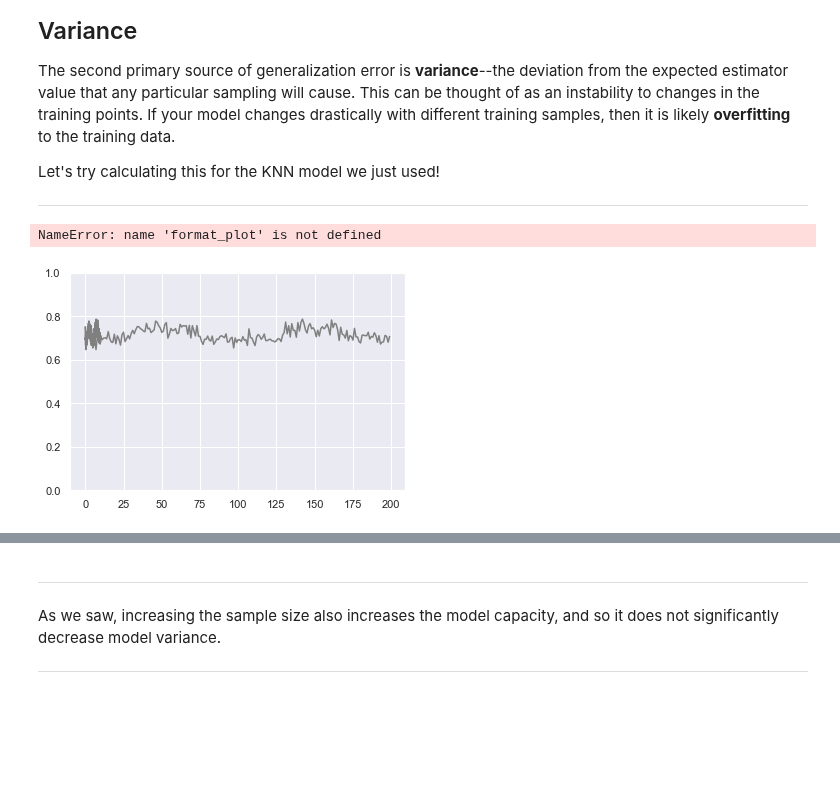
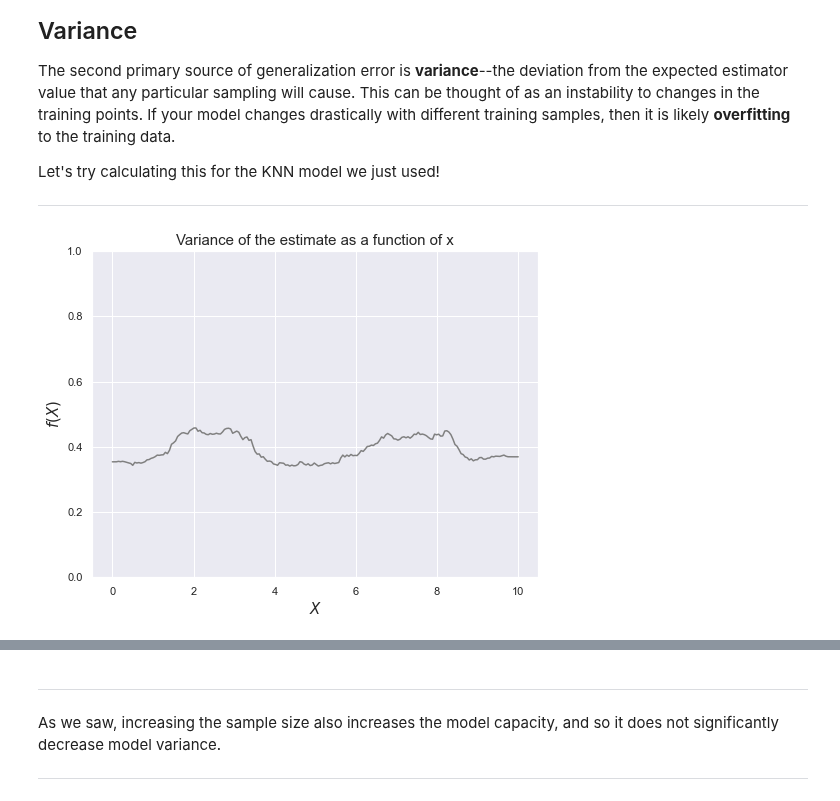
Before and after one commit to shinshoji01/gonken-lesson, a Jupyter notebook: 2020/06_Bias and variance.ipynb, the cells around one changed output, grey strips where cells are left out. Cells and saved outputs as stored; diff of their text form; code cells hidden in the pictures; blank space fills up the shorter version.

```diff
--- a/2020/06_Bias and variance.ipynb
+++ b/2020/06_Bias and variance.ipynb
@@ -202,6 +199,7 @@ X_N = 30
 N = 500
 
 X_test = np.linspace(0,10,200)
+Y_
 errs = []
 for _ in range(N):
     X = np.random.random((X_N))*10
@@ -209,7 +207,8 @@ for _ in range(N):
     KNN_model.fit(X[...,None], f(X)[...,None])
 
     predictions = KNN_model.predict(np.linspace(0,10,200)[...,None])[:,0]
-    errs.append(get_errors(predictions, f(X_test)))
+#     errs.append(get_errors(predictions, f(X_test)))
+    errs.append(get_errors(predictions, Y_test))
 
 errs = np.asarray(errs)
 avgs = errs.mean(axis=0)
@@ -249,26 +247,28 @@ Let's try calculating this for the KNN model we just used!
 # %%
 K = 3
 X_N = 30
 N = 500
 
 X_test = np.linspace(0,10,200)
+Y_test = f(X_test)
 errs = []
 for _ in range(N):
     X = np.random.random((X_N))*10
     KNN_model = neighbors.KNeighborsRegressor(K)
     KNN_model.fit(X[...,None], f(X)[...,None])
 
     predictions = KNN_model.predict(np.linspace(0,10,200)[...,None])[:,0]
-    errs.append(get_errors(predictions, f(X_test)))
+
+#     errs.append(get_errors(predictions, f(X_test)))
+    errs.append(get_errors(predictions, Y_test))
 
 errs = np.asarray(errs)
 std_err = errs.std(axis=0)
 
 # plt.plot(X_test, avgs)
-plt.plot(X_test, std_err, std_err, color='gray')
+plt.plot(X_test, std_err, color='gray')
 plt.ylim(0,1)
 format_plot('Variance of the estimate as a function of x')
 plt.show()
 # %% [output]
-NameError: name 'format_plot' is not defined
-[figure, old version]
+[figure, new version]
```
Also changed, not shown: parts of 11 cells of this notebook, 4 other files.
